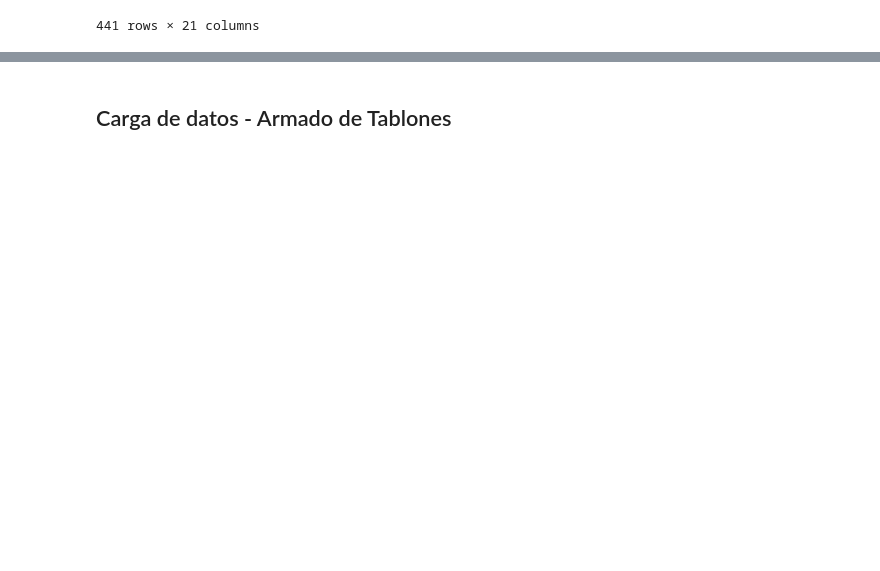
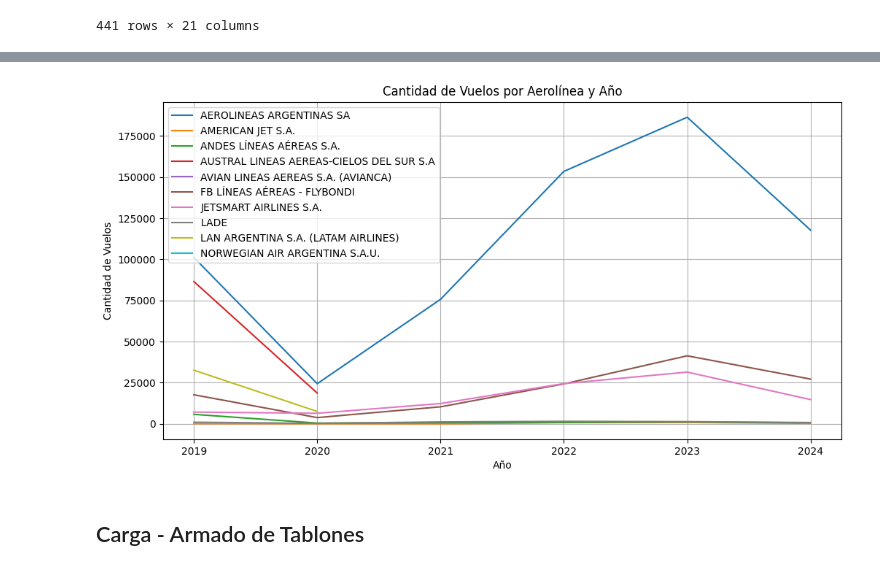
Before and after one commit to federicorey/ciencia_datos_uade, a Jupyter notebook: Aviacion_Civil.ipynb, the cells around one changed output, grey strips where cells are left out. Saved outputs shown, nothing was run; the diff lists cells and outputs as text; code cells hidden in the pictures; blank space fills up the shorter version.

```diff
--- a/Aviacion_Civil.ipynb
+++ b/Aviacion_Civil.ipynb
@@ -398,0 +513,3 @@ df_aeropuertos[df_aeropuertos[['iata', 'oaci']].isnull().all(axis=1)]
+# %%
+# se eliminan los registros que tienen 'Inter' en la columna 'Clasificacion Vuelo'
+df_vuelos = df_vuelos[df_vuelos['Clasificacion Vuelo'] != 'Inter']
@@ -398,0 +524,2 @@ df_aeropuertos[df_aeropuertos[['iata', 'oaci']].isnull().all(axis=1)]
+# %%
+vuelos_por_aerolinea_y_año = df_vuelos.groupby(['Aerolinea Nombre', 'Año']).size().reset_index(name='Total Vuelos')
@@ -399,2 +534,18 @@ df_aeropuertos[df_aeropuertos[['iata', 'oaci']].isnull().all(axis=1)]
+# %%
+# Crear el gráfico de líneas de cada aerolinea y la cantidad de vuelos que tuvo en cada año
+
+plt.figure(figsize=(12, 6))
+for aerolinea in vuelos_por_aerolinea_y_año['Aerolinea Nombre'].unique():
+  df_aerolinea = vuelos_por_aerolinea_y_año[vuelos_por_aerolinea_y_año['Aerolinea Nombre'] == aerolinea]
+  plt.plot(df_aerolinea['Año'], df_aerolinea['Total Vuelos'], label=aerolinea)
+
+plt.xlabel('Año')
+plt.ylabel('Cantidad de Vuelos')
+plt.title('Cantidad de Vuelos por Aerolínea y Año')
+plt.legend()
+plt.grid(True)
+plt.show()
+# %% [output]
+[figure, added]
 # %% [markdown]
-## Carga de datos - Armado de Tablones
+## Carga - Armado de Tablones
```
Also changed, not shown: parts of 45 cells of this notebook.
